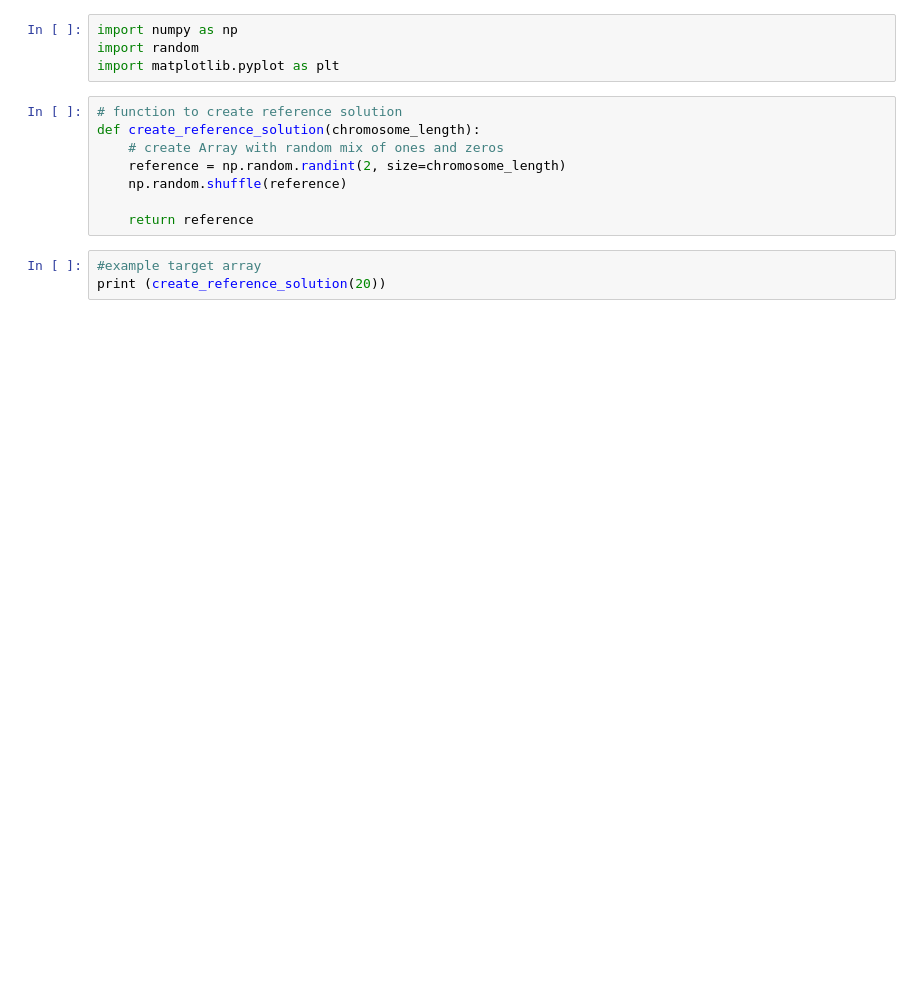
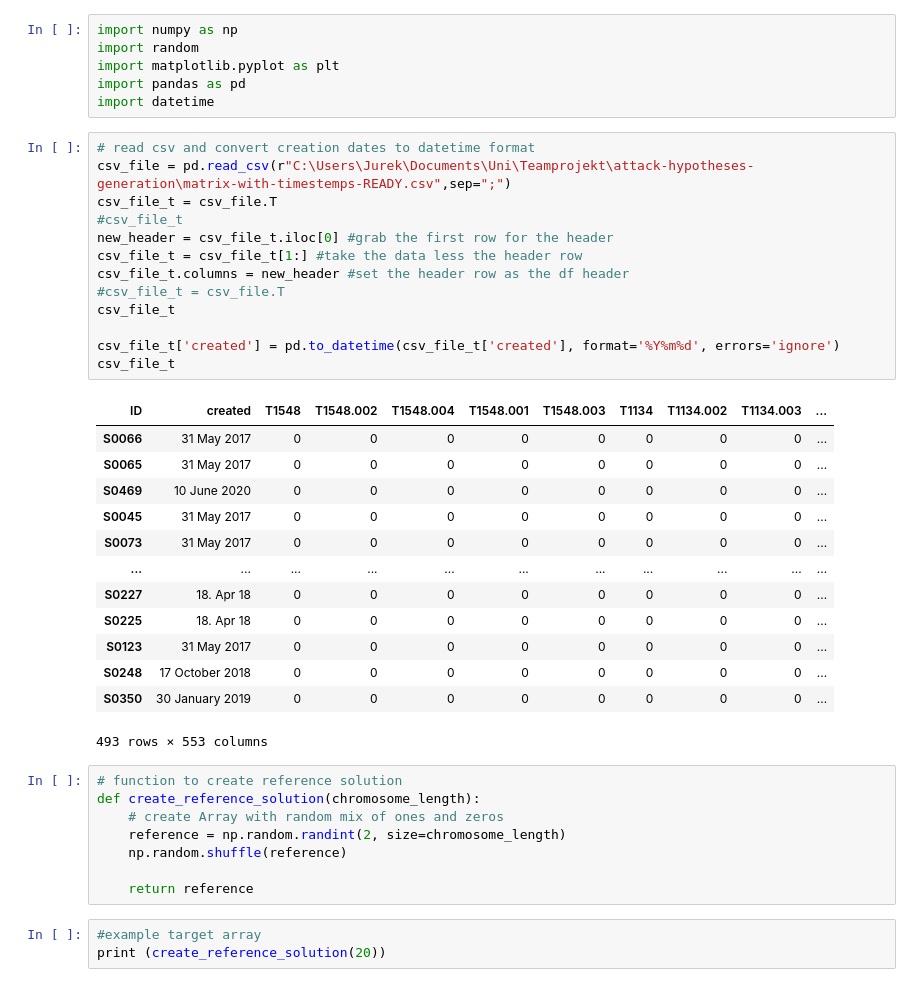
Before and after one commit to tobiasbudig/attack-hypotheses-generation, a Jupyter notebook: ga_model_binary.ipynb, the cells around one changed output. Drawn from its saved outputs; the diff is of its cells as text; blank space fills up the shorter version.

Commit message:
started adding data import

```diff
--- a/ga_model_binary.ipynb
+++ b/ga_model_binary.ipynb
@@ -2,6 +2,35 @@
 import numpy as np
 import random
 import matplotlib.pyplot as plt
+import pandas as pd
+import datetime
+# %%
+# read csv and convert creation dates to datetime format
+csv_file = pd.read_csv(r"C:\Users\Jurek\Documents\Uni\Teamprojekt\attack-hypotheses-generation\matrix-with-timestemps-READY.csv",sep=";")
+csv_file_t = csv_file.T
+#csv_file_t
+new_header = csv_file_t.iloc[0] #grab the first row for the header
+csv_file_t = csv_file_t[1:] #take the data less the header row
+csv_file_t.columns = new_header #set the header row as the df header
+#csv_file_t = csv_file.T
+csv_file_t
+
+csv_file_t['created'] = pd.to_datetime(csv_file_t['created'], format='%Y%m%d', errors='ignore')
+csv_file_t
+# %% [output]
+| ID | created | T1548 | T1548.002 | T1548.004 | T1548.001 | T1548.003 | T1134 | T1134.002 | T1134.003 | ... |
+| S0066 | 31 May 2017 | 0 | 0 | 0 | 0 | 0 | 0 | 0 | 0 | ... |
+| S0065 | 31 May 2017 | 0 | 0 | 0 | 0 | 0 | 0 | 0 | 0 | ... |
+| S0469 | 10 June 2020 | 0 | 0 | 0 | 0 | 0 | 0 | 0 | 0 | ... |
+| S0045 | 31 May 2017 | 0 | 0 | 0 | 0 | 0 | 0 | 0 | 0 | ... |
+| S0073 | 31 May 2017 | 0 | 0 | 0 | 0 | 0 | 0 | 0 | 0 | ... |
+| ... | ... | ... | ... | ... | ... | ... | ... | ... | ... | ... |
+| S0227 | 18. Apr 18 | 0 | 0 | 0 | 0 | 0 | 0 | 0 | 0 | ... |
+| S0225 | 18. Apr 18 | 0 | 0 | 0 | 0 | 0 | 0 | 0 | 0 | ... |
+| S0123 | 31 May 2017 | 0 | 0 | 0 | 0 | 0 | 0 | 0 | 0 | ... |
+| S0248 | 17 October 2018 | 0 | 0 | 0 | 0 | 0 | 0 | 0 | 0 | ... |
+| S0350 | 30 January 2019 | 0 | 0 | 0 | 0 | 0 | 0 | 0 | 0 | ... |
+493 rows × 553 columns
 # %%
 # function to create reference solution
 def create_reference_solution(chromosome_length):
```
Also changed, not shown: parts of 7 cells of this notebook.
